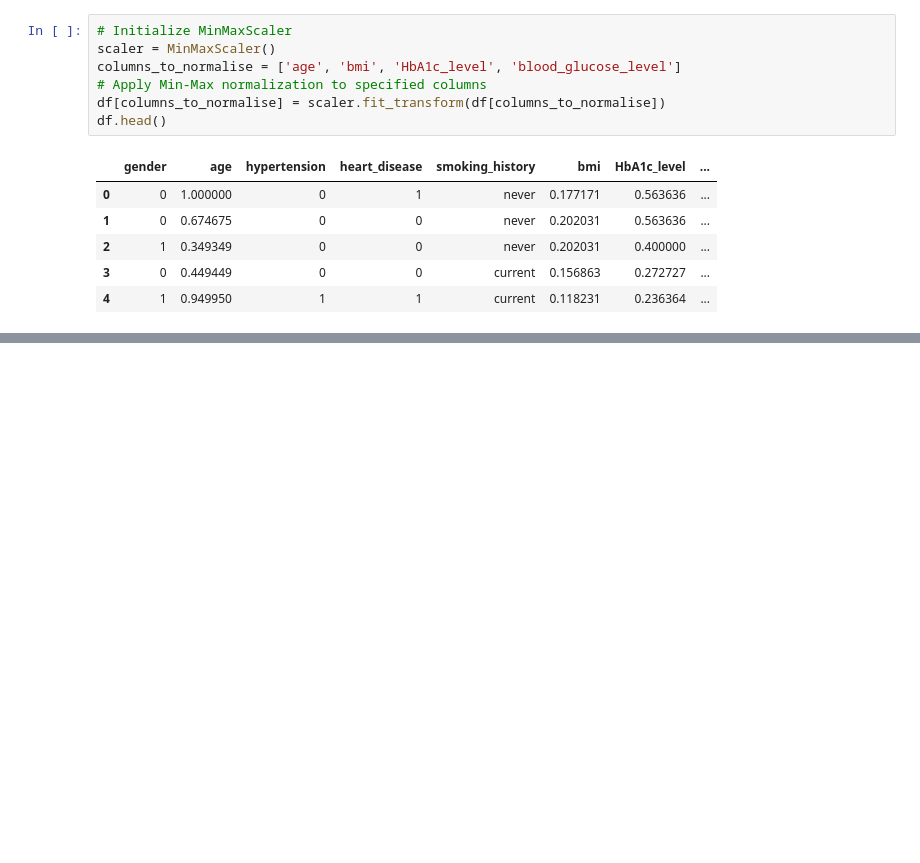
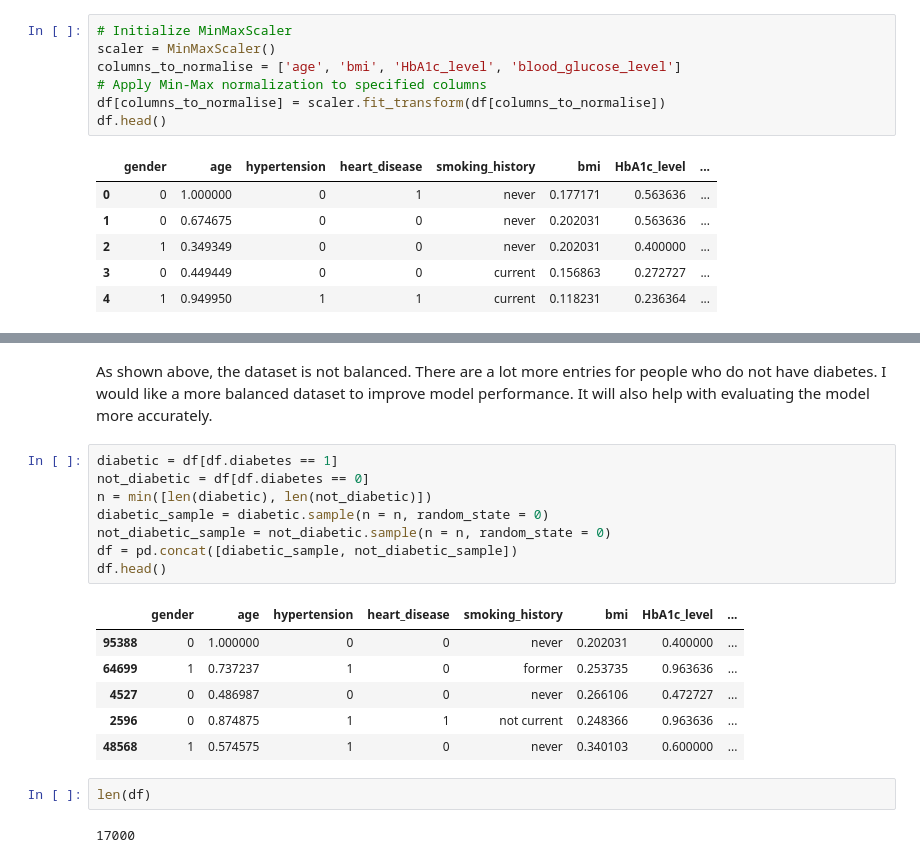
Before and after one commit to hannasophian/diabetes_prediction, a Jupyter notebook: project.ipynb, the cells around one changed output, grey strips where cells are left out. Saved outputs shown, nothing was run; the diff lists cells and outputs as text; blank space fills up the shorter version.

```diff
--- a/project.ipynb
+++ b/project.ipynb
@@ -214,0 +216,21 @@ df.head()
+# %% [markdown]
+As shown above, the dataset is not balanced. There are a lot more entries for people who do not have diabetes. I would like a more balanced dataset to improve model performance. It will also help with evaluating the model more accurately.
+# %%
+diabetic = df[df.diabetes == 1]
+not_diabetic = df[df.diabetes == 0]
+n = min([len(diabetic), len(not_diabetic)])
+diabetic_sample = diabetic.sample(n = n, random_state = 0)
+not_diabetic_sample = not_diabetic.sample(n = n, random_state = 0)
+df = pd.concat([diabetic_sample, not_diabetic_sample])
+df.head()
+# %% [output]
+|  | gender | age | hypertension | heart_disease | smoking_history | bmi | HbA1c_level | ... |
+| 95388 | 0 | 1.000000 | 0 | 0 | never | 0.202031 | 0.400000 | ... |
+| 64699 | 1 | 0.737237 | 1 | 0 | former | 0.253735 | 0.963636 | ... |
+| 4527 | 0 | 0.486987 | 0 | 0 | never | 0.266106 | 0.472727 | ... |
+| 2596 | 0 | 0.874875 | 1 | 1 | not current | 0.248366 | 0.963636 | ... |
+| 48568 | 1 | 0.574575 | 1 | 0 | never | 0.340103 | 0.600000 | ... |
+# %%
+len(df)
+# %% [output]
+17000
```
Also changed, not shown: parts of 13 cells of this notebook.
